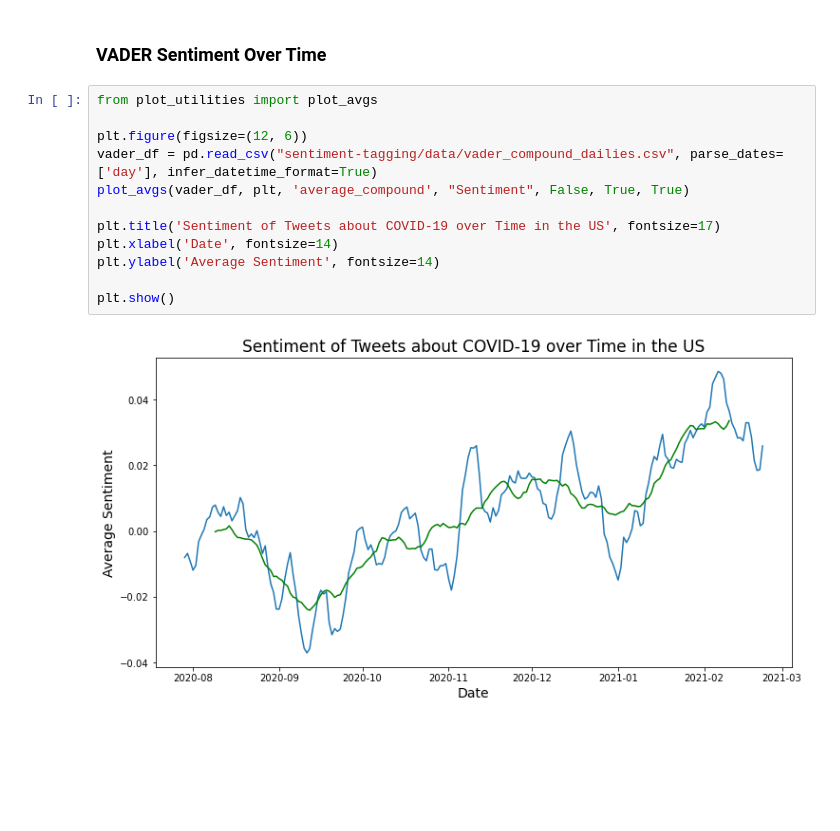
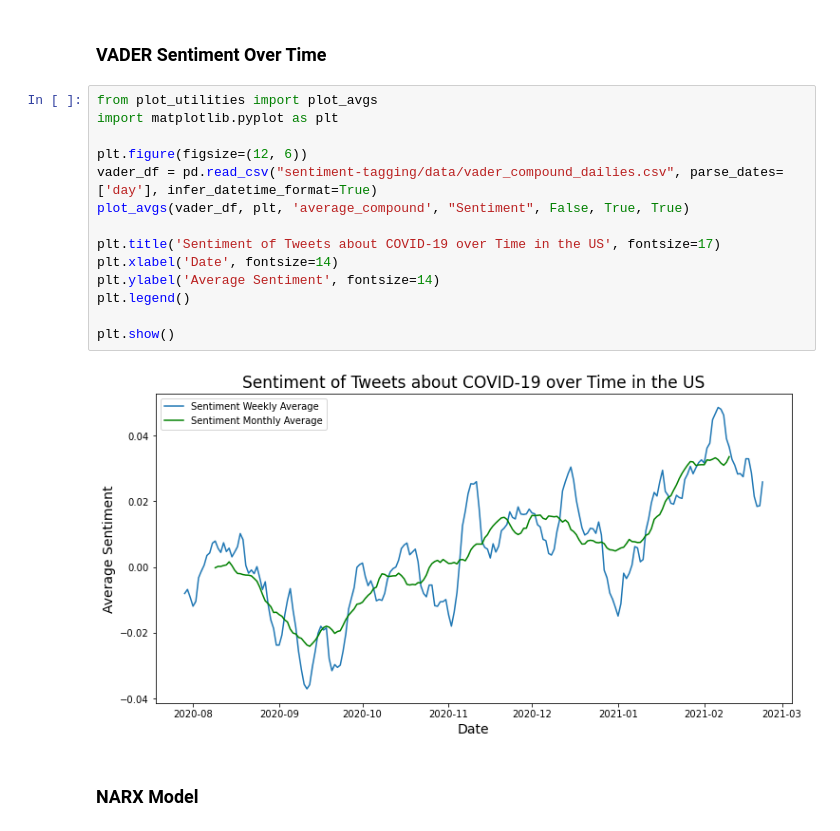
Before and after one commit to wpledig/covid19-twitter-sentiment, a Jupyter notebook: Demo.ipynb, the cells around one changed output. Cells and saved outputs as stored; diff of their text form; blank space fills up the shorter version.

```diff
--- a/Demo.ipynb
+++ b/Demo.ipynb
@@ -52,15 +55,19 @@ make_ngram_bar(tri_df, 'gram', 25)
 ### VADER Sentiment Over Time
 # %%
 from plot_utilities import plot_avgs
+import matplotlib.pyplot as plt
 
 plt.figure(figsize=(12, 6))
 vader_df = pd.read_csv("sentiment-tagging/data/vader_compound_dailies.csv", parse_dates=['day'], infer_datetime_format=True)
 plot_avgs(vader_df, plt, 'average_compound', "Sentiment", False, True, True)
 
 plt.title('Sentiment of Tweets about COVID-19 over Time in the US', fontsize=17)
 plt.xlabel('Date', fontsize=14)
 plt.ylabel('Average Sentiment', fontsize=14)
+plt.legend()
 
 plt.show()
 # %% [output]
-[figure, old version]
+[figure, new version]
+# %% [markdown]
+### NARX Model
```
Also changed, not shown: parts of 7 cells of this notebook, 2 other files.
